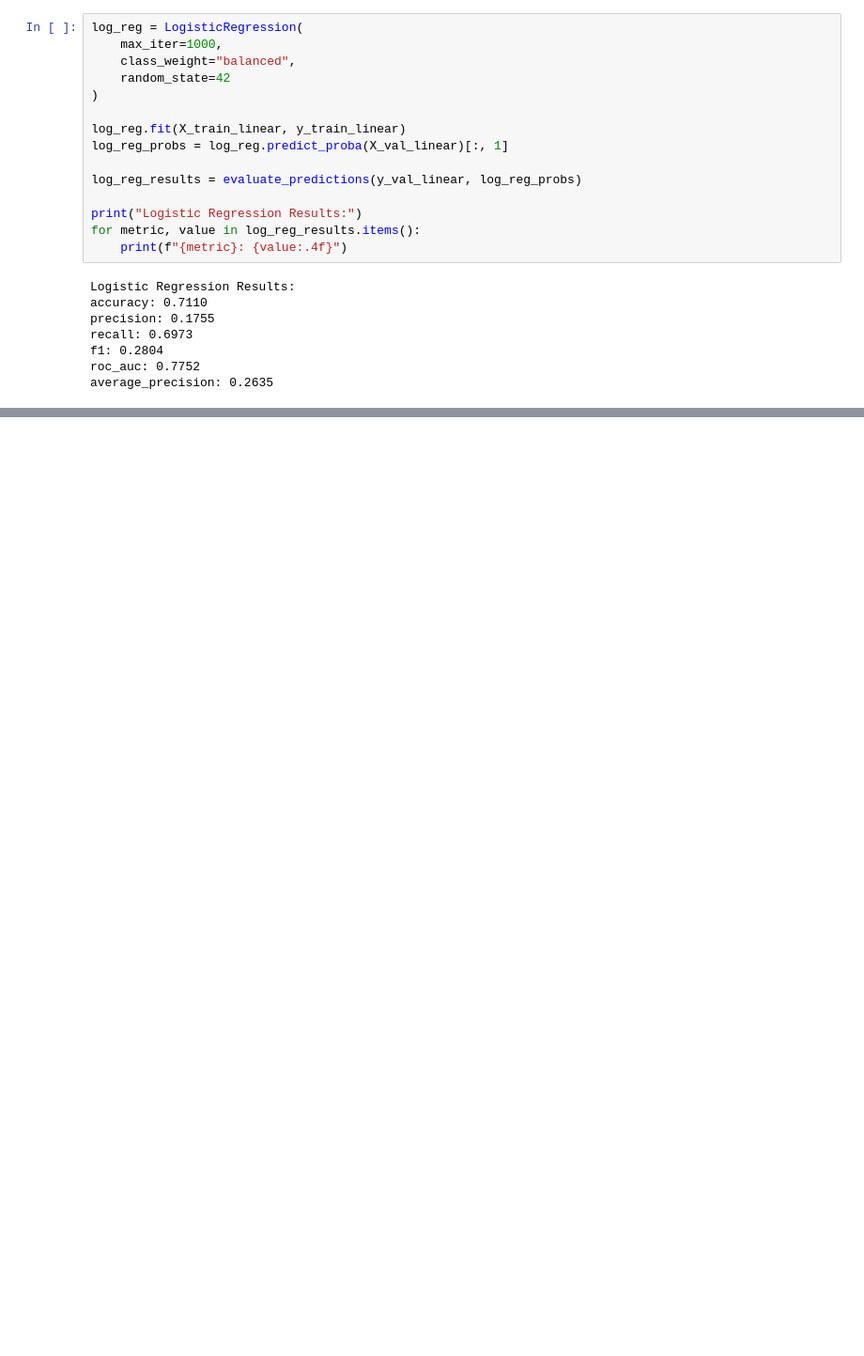
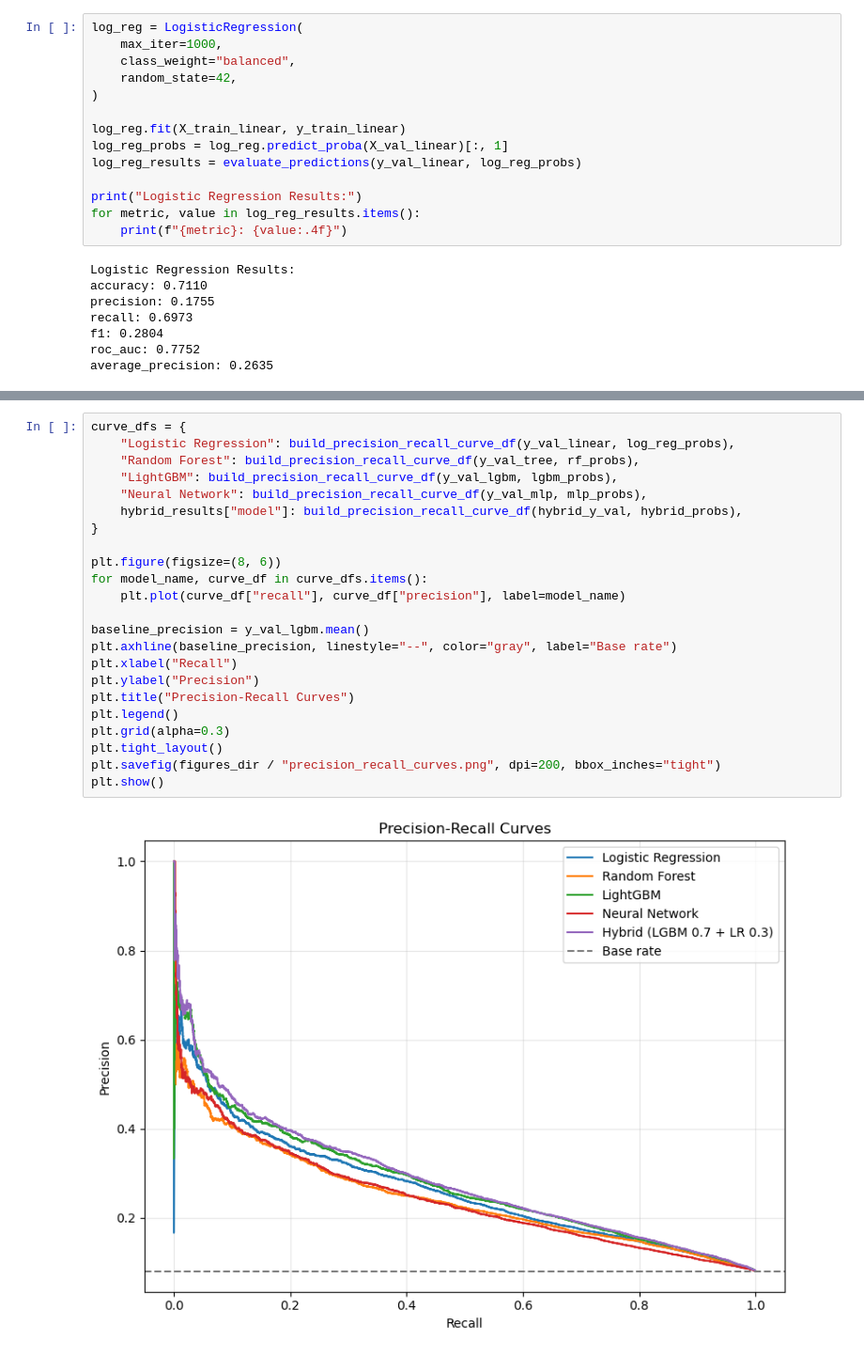
Before and after one commit to phisomni-edu/ds4400-credit-default, a Jupyter notebook: notebooks/04_model_training.ipynb, the cells around one changed output, grey strips where cells are left out. Shown at 94% size. Saved outputs shown, nothing was run; the diff lists cells and outputs as text; blank space fills up the shorter version.

```diff
--- a/notebooks/04_model_training.ipynb
+++ b/notebooks/04_model_training.ipynb
@@ -61,12 +80,11 @@ Tree val shape: (61503, 599)
 log_reg = LogisticRegression(
     max_iter=1000,
     class_weight="balanced",
-    random_state=42
+    random_state=42,
 )
 
 log_reg.fit(X_train_linear, y_train_linear)
 log_reg_probs = log_reg.predict_proba(X_val_linear)[:, 1]
-
 log_reg_results = evaluate_predictions(y_val_linear, log_reg_probs)
 
 print("Logistic Regression Results:")
@@ -120,0 +312,25 @@ results_df
+# %%
+curve_dfs = {
+    "Logistic Regression": build_precision_recall_curve_df(y_val_linear, log_reg_probs),
+    "Random Forest": build_precision_recall_curve_df(y_val_tree, rf_probs),
+    "LightGBM": build_precision_recall_curve_df(y_val_lgbm, lgbm_probs),
+    "Neural Network": build_precision_recall_curve_df(y_val_mlp, mlp_probs),
+    hybrid_results["model"]: build_precision_recall_curve_df(hybrid_y_val, hybrid_probs),
+}
+
+plt.figure(figsize=(8, 6))
+for model_name, curve_df in curve_dfs.items():
+    plt.plot(curve_df["recall"], curve_df["precision"], label=model_name)
+
+baseline_precision = y_val_lgbm.mean()
+plt.axhline(baseline_precision, linestyle="--", color="gray", label="Base rate")
+plt.xlabel("Recall")
+plt.ylabel("Precision")
+plt.title("Precision-Recall Curves")
+plt.legend()
+plt.grid(alpha=0.3)
+plt.tight_layout()
+plt.savefig(figures_dir / "precision_recall_curves.png", dpi=200, bbox_inches="tight")
+plt.show()
+# %% [output]
+[figure, added]
```
Also changed, not shown: parts of 21 cells of this notebook, 4 other files.
